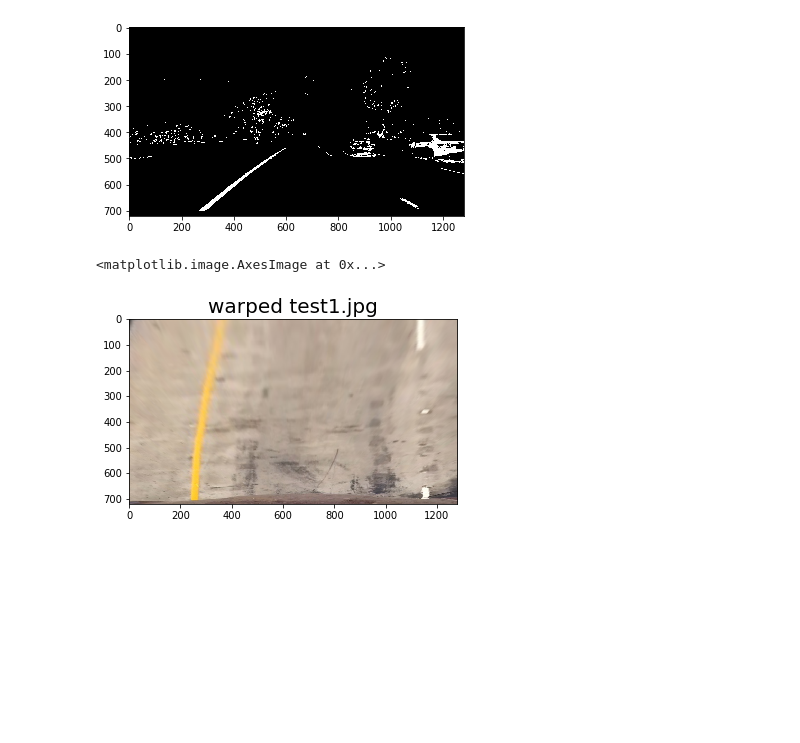
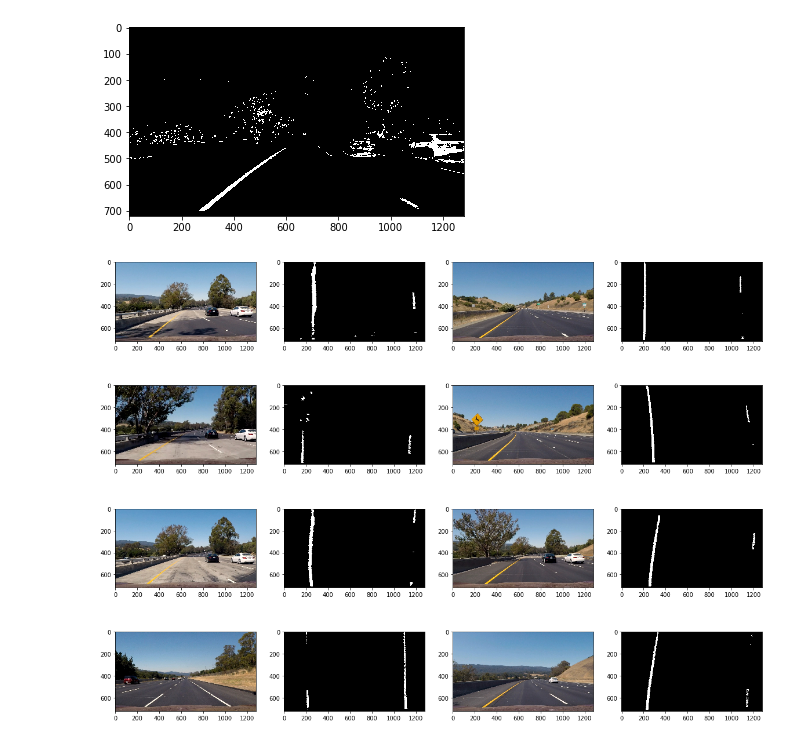
Before and after one commit to hyo009/CarND-Advanced-Lane-Lines-P4, a Jupyter notebook: Untitled.ipynb, the cells around one changed output. Cells and saved outputs as stored; diff of their text form; code cells hidden in the pictures; blank space fills up the shorter version.

```diff
--- a/Untitled.ipynb
+++ b/Untitled.ipynb
@@ -106,7 +106,7 @@ plt.imshow(undistorted)
 [figure]
 # %%
 # Define a function that thresholds the S-channel of HLS
-def hls_select(img, thresh=(140, 255)):
+def hls_select(img, thresh=(160, 255)):
     hls = cv2.cvtColor(img, cv2.COLOR_RGB2HLS)
     s_channel = hls[:,:,2]
     binary_output = np.zeros_like(s_channel)
@@ -122,40 +122,47 @@ plt.imshow(hls_undistorted, cmap='gray')
 # %%
 # Define a function that takes an image, camera matrix and distortion coefficients
 def corners_unwarp(img, objpoints, imgpoints):
     # Use calibration() function to remove distortion
     undistorted = calibration(img, objpoints, imgpoints)
     # Use hls_select() function to get binary image
-    binary_img = hls_select(undistorted, (140, 255))
+    binary_img = hls_select(undistorted, (185, 255))
 
     # Grab the image shape
     img_size = (binary_img.shape[1], binary_img.shape[0])
     # For source points I'm grabbing the four corners of interested area
     corners = []
     corners.append([180,720])
-    corners.append([520,480])
-    corners.append([760,480])
+    corners.append([547,480])
+    corners.append([747,480])
     corners.append([1150,720])
     src = np.float32([corners[0], corners[1], corners[2], corners[3]])
     # For destination points, I'm arbitrarily choosing some points to be
     # a nice fit for displaying our warped result
     # again, not exact, but close enough for our purposes
     dst = np.float32([corners[0], [180, 0], [1150, 0], corners[3]])
     # Given src and dst points, calculate the perspective transform matrix
     M = cv2.getPerspectiveTransform(src, dst)
     # Warp the image using OpenCV warpPerspective()
-    warped = cv2.warpPerspective(undistorted, M, img_size)
+    warped = cv2.warpPerspective(binary_img, M, img_size)
 
     # Return the resulting image and matrix
     return warped, M
 
 
 # test corners_unwarp() function
+directory = './test_images/*.jpg'
+globDir = glob.glob(directory)
 fig = plt.figure(figsize=(20, 15))
-image1 = mpimg.imread('test_images/test1.jpg')
-warped1, M1 = corners_unwarp(image1, objpoints, imgpoints)
-fig.add_subplot(3,3,1)
-plt.title('warped test1.jpg',fontsize=10)
-plt.imshow(warped1, cmap='gray')
+counter = 1
+for filename in globDir:
+    img = cv2.imread(filename)
+    warped, M = corners_unwarp(img, objpoints, imgpoints)
+    fig.add_subplot(4, 4,counter)
+    plt.imshow(cv2.cvtColor(img, cv2.COLOR_BGR2RGB))
+    counter += 1
+
+    fig.add_subplot(4, 4,counter)
+    plt.imshow(warped, cmap = 'gray')
+    counter += 1
 # %% [output]
-<matplotlib.image.AxesImage at 0x...>
-[figure, old version]
+[figure, new version]
```
Also changed, not shown: parts of 5 cells of this notebook.
